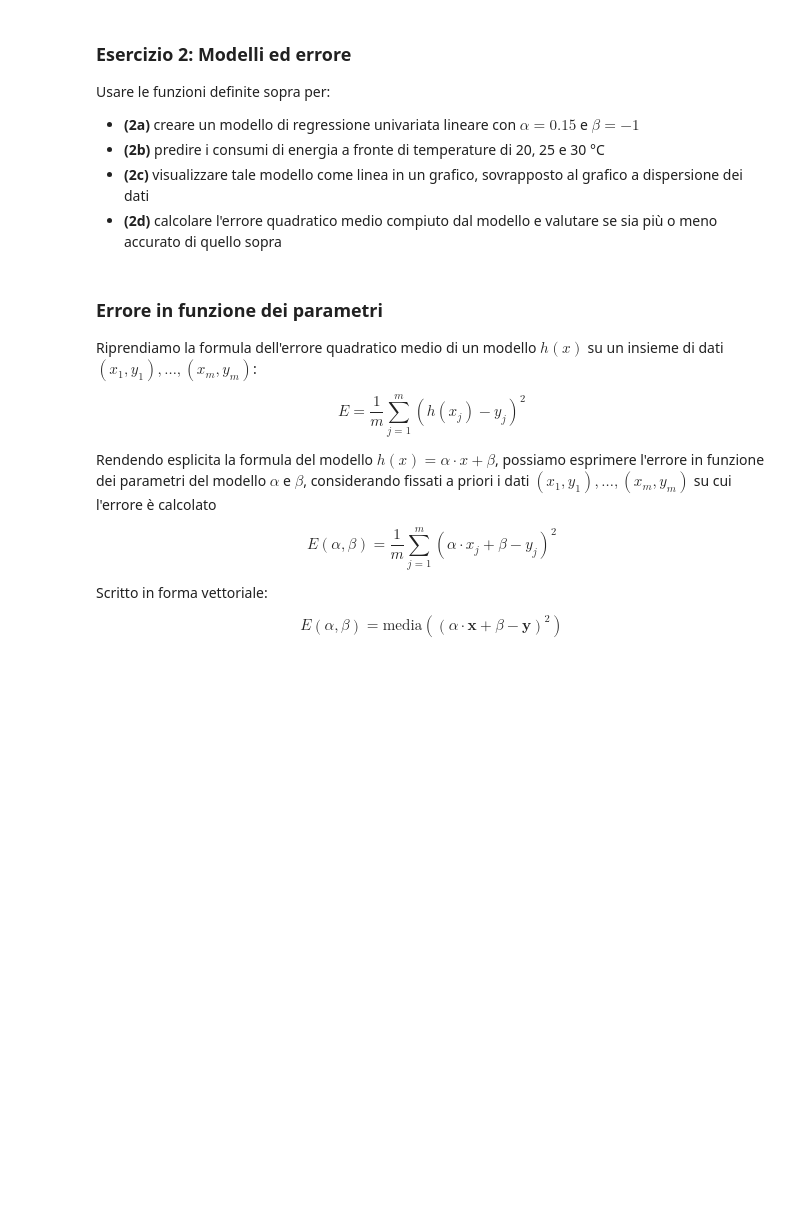
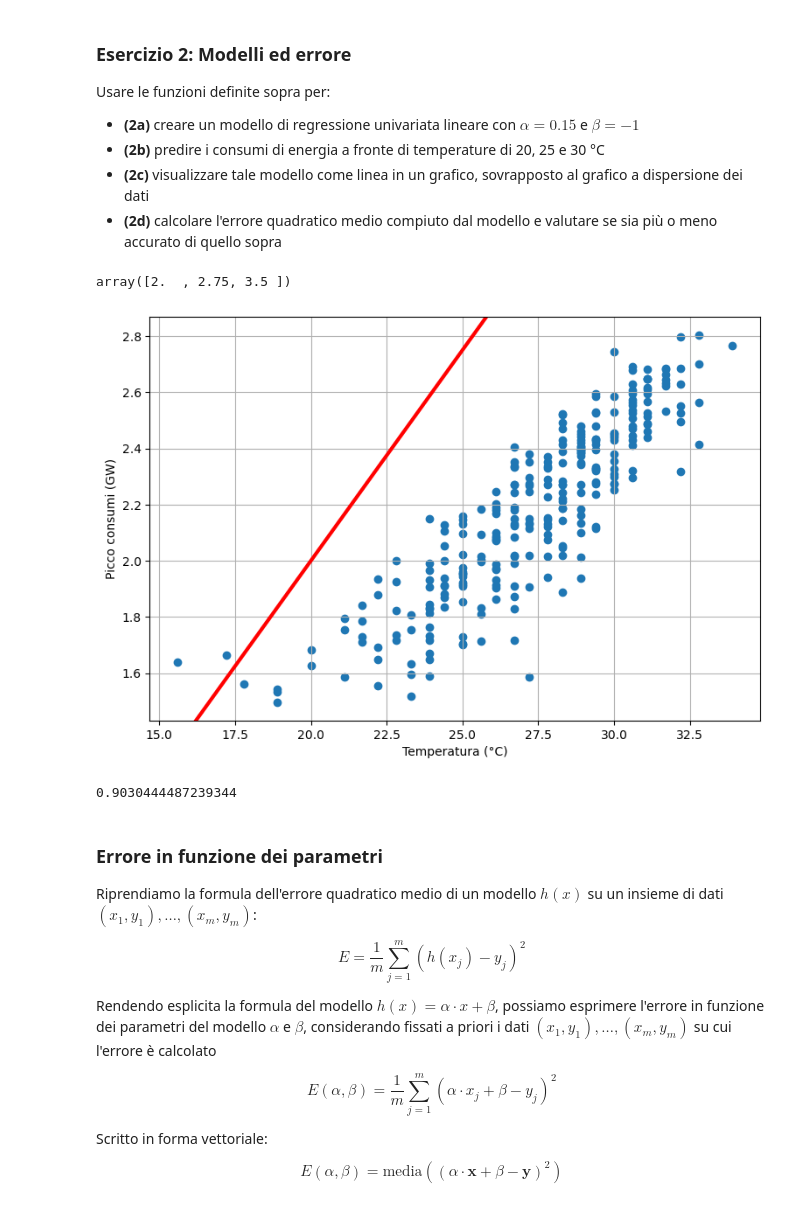
Before and after one commit to Dear-Luca/Data-Intensive-Applications, a Jupyter notebook: linear_regression/Regressione_Lineare.ipynb, the cells around one changed output. Saved outputs shown, nothing was run; the diff lists cells and outputs as text; code cells hidden in the pictures; blank space fills up the shorter version.

```diff
--- a/linear_regression/Regressione_Lineare.ipynb
+++ b/linear_regression/Regressione_Lineare.ipynb
@@ -418,6 +451,27 @@ Usare le funzioni definite sopra per:
 - **(2b)** predire i consumi di energia a fronte di temperature di 20, 25 e 30 °C
 - **(2c)** visualizzare tale modello come linea in un grafico, sovrapposto al grafico a dispersione dei dati
 - **(2d)** calcolare l'errore quadratico medio compiuto dal modello e valutare se sia più o meno accurato di quello sopra
+# %%
+#2a
+model2=make_model(0.15, -1)
+# %%
+#2b
+nums = np.array([20, 25, 30])
+model2(nums)
+# %% [output]
+array([2.  , 2.75, 3.5 ])
+# %%
+#2c
+plot_model_on_data(temp, demand, model2)
+# %% [output]
+[figure, added]
+# %%
+#2d
+predicted_demand = model2(temp)
+error = predicted_demand - demand
+np.mean(np.square(error))
+# %% [output]
+0.9030444487239344
 # %% [markdown]
 ### Errore in funzione dei parametri
 
```
Also changed, not shown: parts of 16 cells of this notebook, 1 other file.
